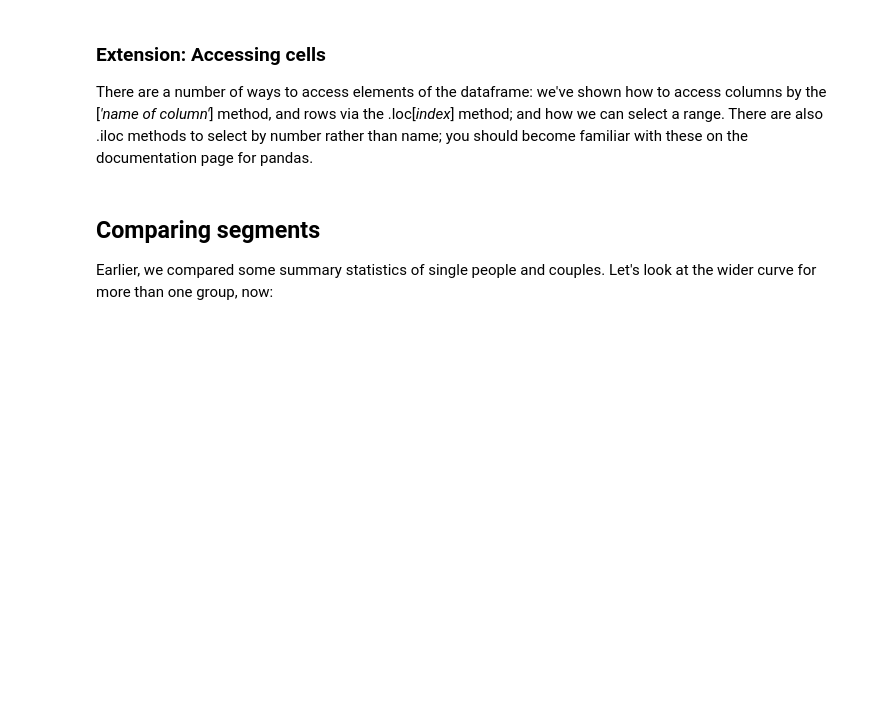
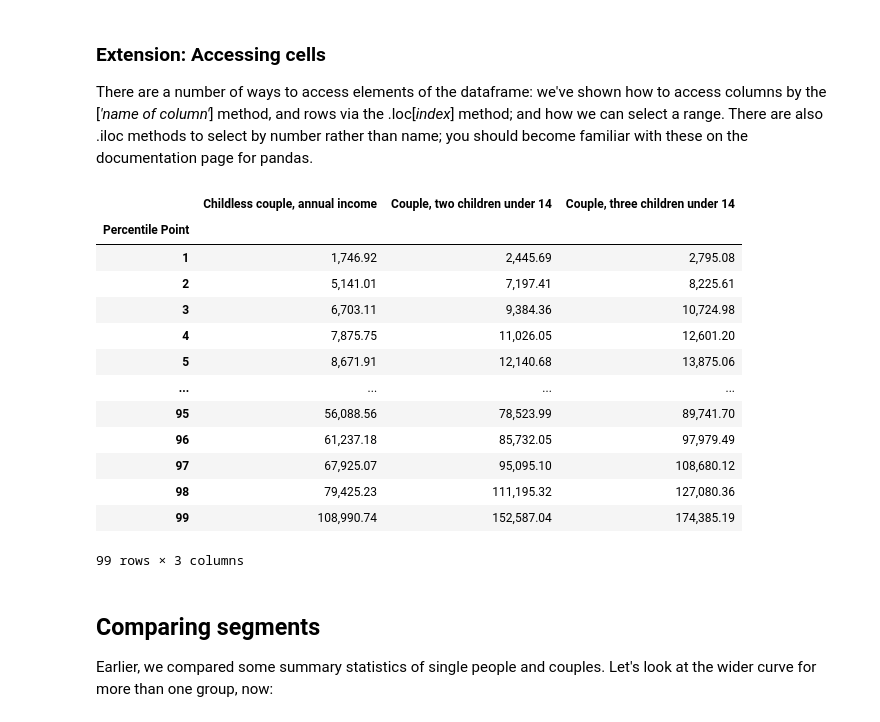
Before and after one commit to Jinyang920/QM2, a Jupyter notebook: notebooks/W02. Pandas.ipynb, the cells around one changed output. Drawn from its saved outputs; the diff is of its cells as text; code cells hidden in the pictures; blank space fills up the shorter version.

```diff
--- a/notebooks/W02. Pandas.ipynb
+++ b/notebooks/W02. Pandas.ipynb
@@ -232,6 +233,23 @@ plt.axhline(income['Net equivalised household income in 2010-11, week'].mean(),
 ### Extension: Accessing cells
 
 There are a number of ways to access elements of the dataframe: we've shown how to access columns by the [*'name of column'*] method, and rows via the .loc[*index*] method; and how we can select a range. There are also .iloc methods to select by number rather than name; you should become familiar with these on the documentation page for pandas.
+# %%
+income.iloc[:, 1:4]
+# %% [output]
+|  | Childless couple, annual income | Couple, two children under 14 | Couple, three children under 14 |
+| Percentile Point |  |  |  |
+| 1 | 1,746.92 | 2,445.69 | 2,795.08 |
+| 2 | 5,141.01 | 7,197.41 | 8,225.61 |
+| 3 | 6,703.11 | 9,384.36 | 10,724.98 |
+| 4 | 7,875.75 | 11,026.05 | 12,601.20 |
+| 5 | 8,671.91 | 12,140.68 | 13,875.06 |
+| ... | ... | ... | ... |
+| 95 | 56,088.56 | 78,523.99 | 89,741.70 |
+| 96 | 61,237.18 | 85,732.05 | 97,979.49 |
+| 97 | 67,925.07 | 95,095.10 | 108,680.12 |
+| 98 | 79,425.23 | 111,195.32 | 127,080.36 |
+| 99 | 108,990.74 | 152,587.04 | 174,385.19 |
+99 rows × 3 columns
 # %% [markdown]
 ## Comparing segments
 
```
Also changed, not shown: parts of 6 cells of this notebook.
